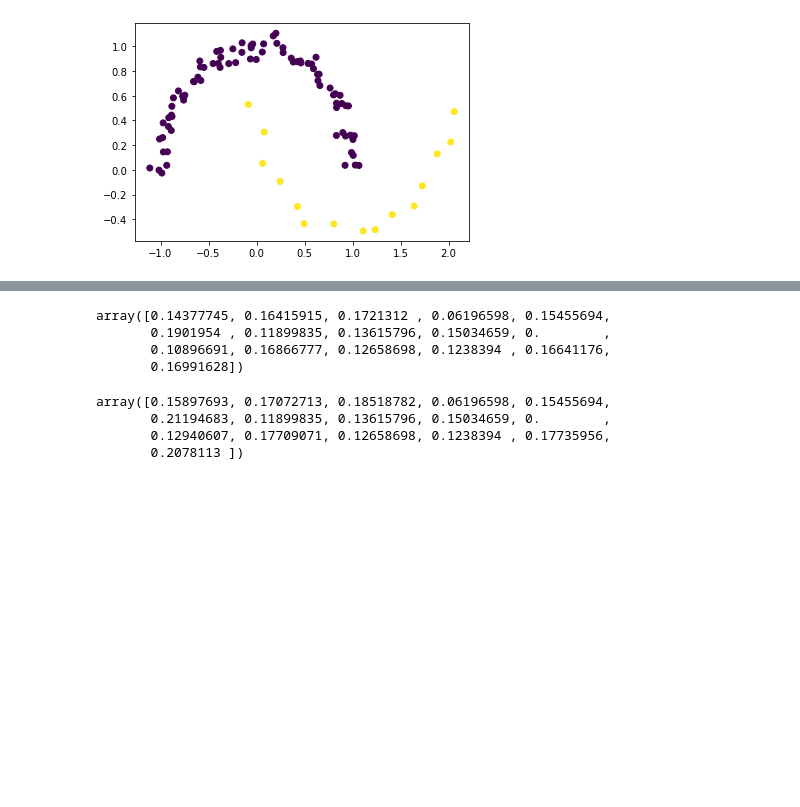
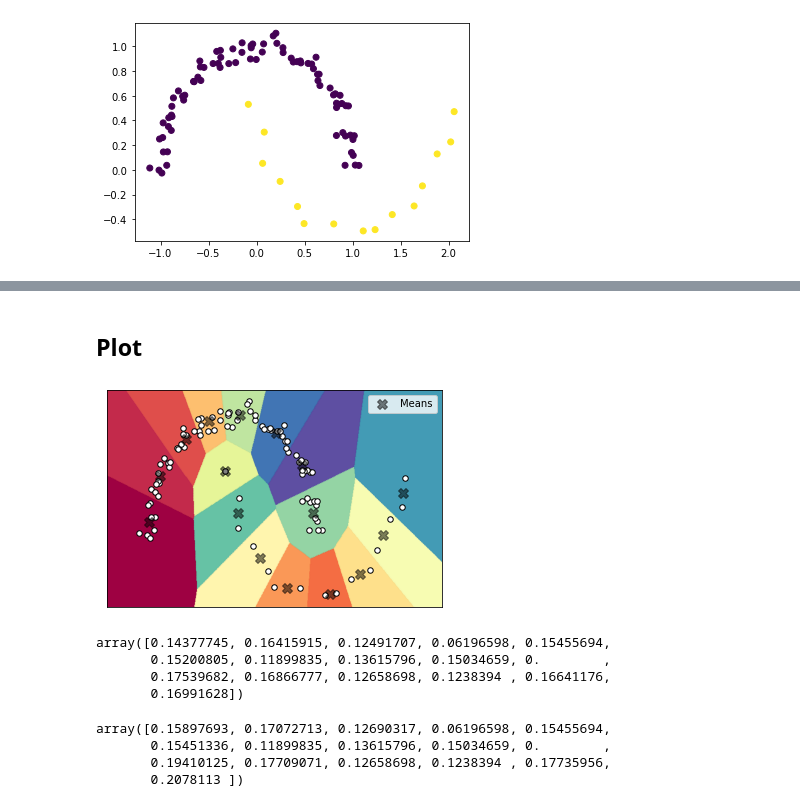
Before and after one commit to AhmedImtiazPrio/radius-constrained-kmeans, a Jupyter notebook: two_moons.ipynb, the cells around one changed output, grey strips where cells are left out. Drawn from its saved outputs; the diff is of its cells as text; code cells hidden in the pictures; blank space fills up the shorter version.

```diff
--- a/two_moons.ipynb
+++ b/two_moons.ipynb
@@ -134,0 +155,24 @@ plt.show()
+# %%
+model = gp.Model('cons_kmeans')
+
+p = []
+for i in range(N):
+    for a in range(k):
+        p.append(model.addVar(vtype=GRB.BINARY,name="occupancy"))
+p = np.stack(p).reshape(N,k)
+
+r=r2
+
+model.setObjective(
+    sum(
+        [p[i,a]*np.linalg.norm(
+            x[i]-centroids[a]
+        ) for i in range(N) for a in range(k)]
+    ),GRB.MINIMIZE)
+
+model.addConstrs(p[:,a] @ np.ones(N) <= card_upper for a in range(k))
+model.addConstrs(p[:,a] @ np.ones(N) >= 1 for a in range(k))
+model.addConstrs(p[i,:] @ np.ones(k) == 1 for i in range(N));
+model.addConstrs(p[i,a]*d[i,j]*p[j,a] <= 4*r**2 for i in range(N) for j in range(N) for a in range(k));
+
+model.optimize()
@@ -135,14 +197,29 @@ plt.show()
+# %% [markdown]
+## Plot
+# %%
+labels = np.argmax(np.stack([[n.x for n in each] for each in p]),axis=1)
+labels = labelsort(x,labels)
+centroids = np.stack([np.mean(x[labels==each],0)for each in np.unique(labels)])
+
+ax = plot_partition_2D(x,centroids,grid_size=2000)
+ax.set_xlim([-1.5,2.5])
+ax.set_ylim([-.6,1.2])
+ax.set_xticks([])
+ax.set_yticks([])
+plt.show()
+# %% [output]
+[figure, added]
 # %%
 partition_radius(x,centroids)
 # %% [output]
-array([0.14377745, 0.16415915, 0.1721312 , 0.06196598, 0.15455694,
-       0.1901954 , 0.11899835, 0.13615796, 0.15034659, 0.        ,
-       0.10896691, 0.16866777, 0.12658698, 0.1238394 , 0.16641176,
+array([0.14377745, 0.16415915, 0.12491707, 0.06196598, 0.15455694,
+       0.15200805, 0.11899835, 0.13615796, 0.15034659, 0.        ,
+       0.17539682, 0.16866777, 0.12658698, 0.1238394 , 0.16641176,
        0.16991628])
 # %%
 k_radius(x,centroids)
 # %% [output]
-array([0.15897693, 0.17072713, 0.18518782, 0.06196598, 0.15455694,
-       0.21194683, 0.11899835, 0.13615796, 0.15034659, 0.        ,
-       0.12940607, 0.17709071, 0.12658698, 0.1238394 , 0.17735956,
+array([0.15897693, 0.17072713, 0.12690317, 0.06196598, 0.15455694,
+       0.15451336, 0.11899835, 0.13615796, 0.15034659, 0.        ,
+       0.19410125, 0.17709071, 0.12658698, 0.1238394 , 0.17735956,
        0.2078113 ])
```
Also changed, not shown: parts of 11 cells of this notebook.
